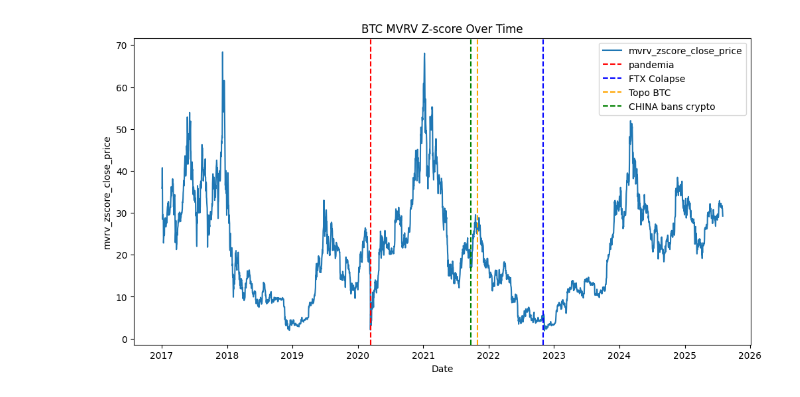
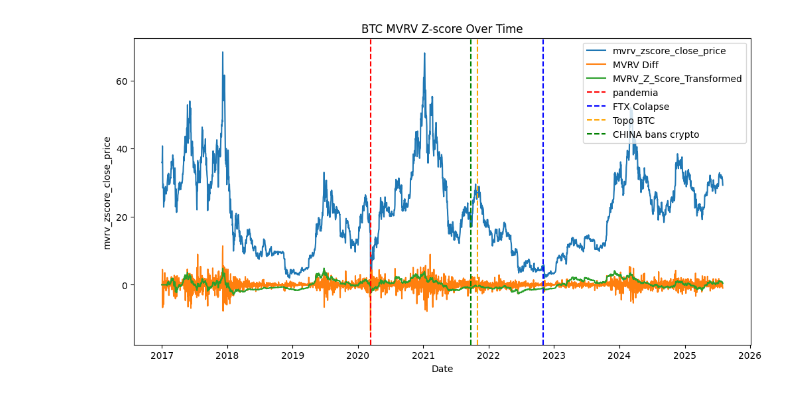
Before and after one commit to felipebaia/mba_dsa_usp_esalq, a Jupyter notebook: TCC/data/dados_btc/btc_etl.ipynb, the cells around one changed output. Saved outputs shown, nothing was run; the diff lists cells and outputs as text; code cells hidden in the pictures.

```diff
--- a/TCC/data/dados_btc/btc_etl.ipynb
+++ b/TCC/data/dados_btc/btc_etl.ipynb
@@ -583,0 +668,18 @@ df_mvrv_zscore
+# %%
+df_mvrv = (pd.read_csv(rf"raw/2017_mvrv_z_score.csv")
+
+                        .assign(Data_UTC = lambda df: pd.to_datetime(df['time'], utc=True))
+                        .assign(Data_UTC = lambda df: df['Data_UTC'].dt.strftime("%Y-%m-%d"))
+                        .rename(columns={'Plot':'MVRV'})
+                        .query("MVRV.isna() == False")
+
+[['Data_UTC','MVRV']]
+
+)
+
+# Validação Rápida
+print("Estatísticas Descritivas:")
+print(df_mvrv.describe())
+print("\nVerificação de Nulos:")
+print(df_mvrv.isna().sum())
+df_mvrv.head(3)
@@ -584,15 +775,17 @@ df_mvrv_zscore
 # %%
 # criando um grafico de series temporais
 plt.figure(figsize=(12,6))
-plt.plot(df_mvrv_zscore['Data_UTC'], df_mvrv_zscore['mvrv_zscore_close_price'], label='mvrv_zscore_close_price')
+plt.plot(df_mvrv_tratado['Data_UTC'], df_mvrv_tratado['MVRV_Raw'], label='mvrv_zscore_close_price')
+plt.plot(df_mvrv_tratado['Data_UTC'], df_mvrv_tratado['MVRV_Diff'], label='MVRV Diff')
+plt.plot(df_mvrv_tratado['Data_UTC'], df_mvrv_tratado['MVRV_Z_Score_Transformed'], label='MVRV_Z_Score_Transformed')
 plt.xlabel('Date')
 plt.ylabel('mvrv_zscore_close_price')
 plt.axvline(pd.to_datetime('2020-03-12'), color='red', linestyle='--', label='pandemia')
 plt.axvline(pd.to_datetime('2022-11-01'), color='blue', linestyle='--', label='FTX Colapse')
 plt.axvline(pd.to_datetime('2021-11-01'), color='orange', linestyle='--', label='Topo BTC')
 plt.axvline(pd.to_datetime('2021-09-24'), color='green', linestyle='--', label='CHINA bans crypto')
 plt.title('BTC MVRV Z-score Over Time')
 plt.legend()
 plt.show()
 # %% [output]
-[figure, old version]
+[figure, new version]
```
Also changed, not shown: parts of 34 cells of this notebook, 13 other files.
